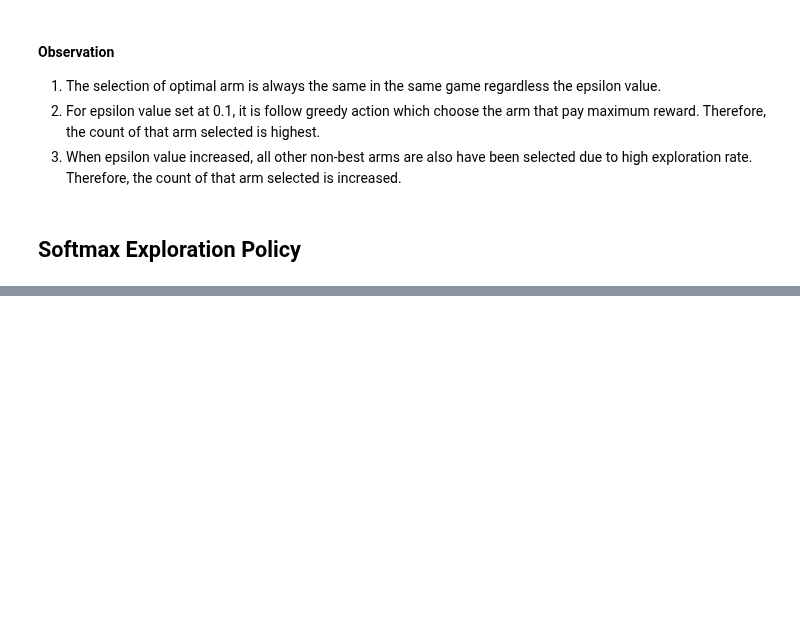
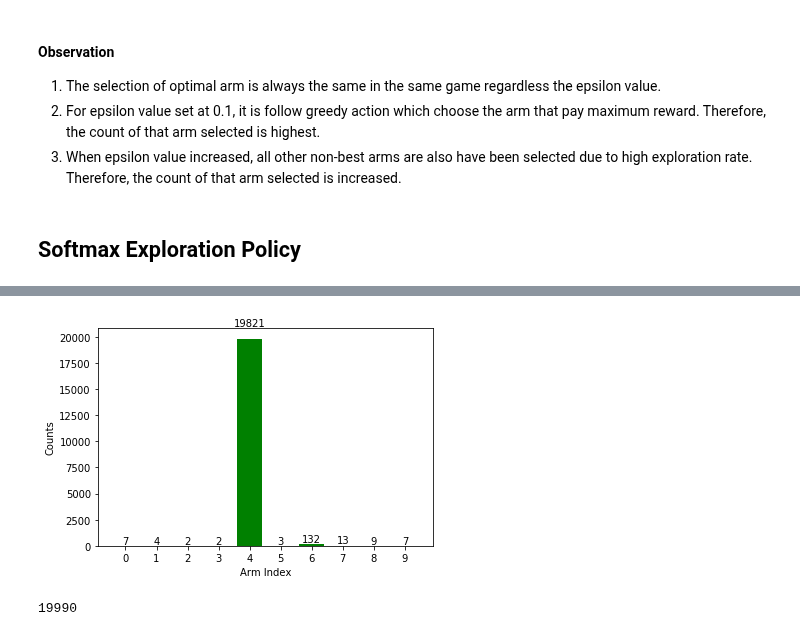
Before and after one commit to EeYeoKeat/Reinforcement-Learning, a Jupyter notebook: Multi-Armed_Bandit/Multi-Armed_Bandit_algorithms.ipynb, the cells around one changed output, grey strips where cells are left out. Saved outputs shown, nothing was run; the diff lists cells and outputs as text; code cells hidden in the pictures; blank space fills up the shorter version.

```diff
--- a/Multi-Armed_Bandit/Multi-Armed_Bandit_algorithms.ipynb
+++ b/Multi-Armed_Bandit/Multi-Armed_Bandit_algorithms.ipynb
@@ -373,0 +347,14 @@ The optimal arm is 0
+# %%
+num_epochs = 20000
+ucb = UpperConfidenceBound()
+ucb_list = ucb.pull_arm(num_epochs)
+print()
+ucb_Q_values = ucb.check_Q()
+print("The Q-values are:\n",ucb_Q_values)
+print()
+ucb_rewards = ucb.check_sum_rewards()
+print("The rewards sum are:\n", ucb_rewards)
+print()
+ucb_arm_count = ucb.check_arm_count()
+print("Counts of each arm:\n", ucb_arm_count)
+print()
@@ -373,0 +376,9 @@ The optimal arm is 0
+# %%
+plot_arm_count(ucb_arm_count)
+# %% [output]
+[figure, added]
+# %%
+final_ucb_list = ucb_list[10:]
+len(final_ucb_list)
+# %% [output]
+19990
```
Also changed, not shown: parts of 28 cells of this notebook.
